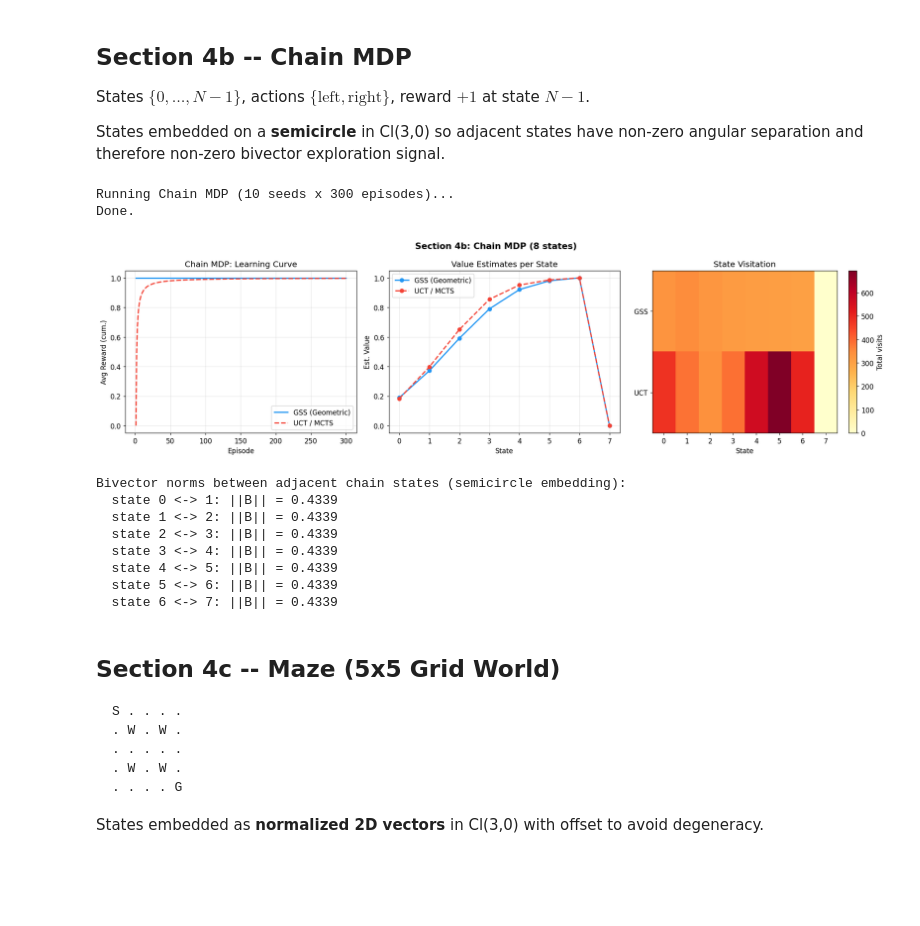
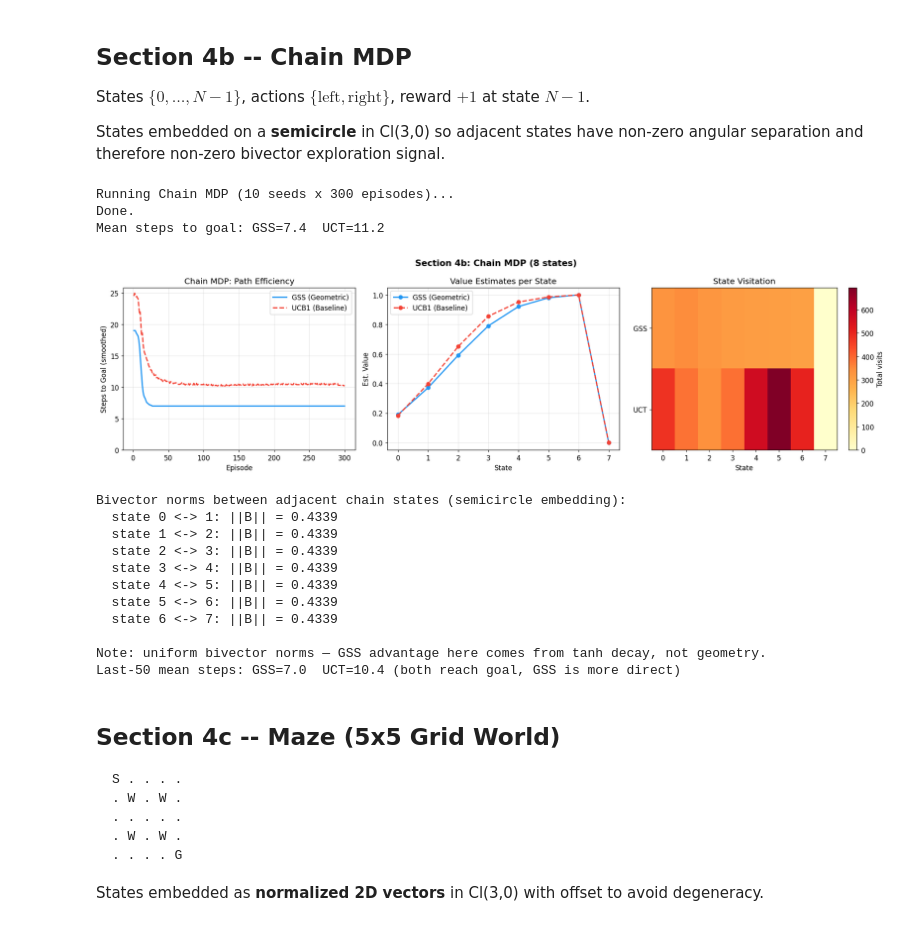
Before and after one commit to Concode0/GSS-Research, a Jupyter notebook: gss_research.ipynb, the cells around one changed output. Drawn from its saved outputs; the diff is of its cells as text; code cells hidden in the pictures; blank space fills up the shorter version.

Commit message:
feat: note about this is compare with ucb1 and add more theoretical sketch

```diff
--- a/gss_research.ipynb
+++ b/gss_research.ipynb
@@ -451,7 +457,7 @@ Running 10-armed bandit (20 seeds x 1000 rounds)...
 Done.
 # %%
 styles = {'gss': ('GSS (Geometric)', '#2196F3', '-'),
-          'uct': ('UCT / MCTS', '#F44336', '--')}
+          'uct': ('UCB1 (Baseline)', '#F44336', '--')}
 
 fig, axes = plt.subplots(1, 2, figsize=(16, 5.5))
 rounds = np.arange(1, 1001)
@@ -472,7 +478,7 @@ for _ in range(500):
 
 arms = np.arange(10); w = 0.35
 axes[1].bar(arms - w/2, agv['gss'].N, w, label='GSS', color='#2196F3', alpha=.8)
-axes[1].bar(arms + w/2, agv['uct'].N, w, label='UCT', color='#F44336', alpha=.8)
+axes[1].bar(arms + w/2, agv['uct'].N, w, label='UCB1', color='#F44336', alpha=.8)
 axes[1].axvline(int(np.argmax(mu)), color='gold', ls='--', lw=2, label='Optimal arm')
 axes[1].set_xlabel('Arm'); axes[1].set_ylabel('Visits (500 rounds)')
 axes[1].set_title('Per-Arm Visits'); axes[1].legend(); axes[1].grid(True, alpha=.3, axis='y')
@@ -641,7 +647,7 @@ class GSSChainAgent:
             n = max(1, self.N[s, a])
             s2 = self._next_state(s, a)
             bv = relational_bv_norm(self.state_mvs[s], self.state_mvs[s2])
-            explore = math.tanh(self.c / math.sqrt(n)) * bv
+            explore = math.tanh(self.c * bv / math.sqrt(n))
             scores.append(self.Q[s, a] + explore)
         return int(np.argmax(scores))
 
@@ -675,6 +681,7 @@ class UCTChainAgent:
 
 def run_chain(n_states=8, n_episodes=300, max_steps=50, n_seeds=10):
     results = {n: [] for n in ('gss', 'uct')}
+    steps_to_goal = {n: [] for n in ('gss', 'uct')}
     value_est = {n: [] for n in ('gss', 'uct')}
     visit_maps = {n: [] for n in ('gss', 'uct')}
     for seed in range(n_seeds):
@@ -682,64 +689,82 @@ def run_chain(n_states=8, n_episodes=300, max_steps=50, n_seeds=10):
         env = ChainMDP(n_states)
         agents = {'gss': GSSChainAgent(n_states), 'uct': UCTChainAgent(n_states)}
         ep_rew = {k: [] for k in agents}
+        ep_steps = {k: [] for k in agents}
         for ep in range(n_episodes):
             for name, ag in agents.items():
-                s = env.reset(); tot = 0.0
+                s = env.reset(); tot = 0.0; n_steps = 0
                 for _ in range(max_steps):
                     a = ag.select_action(s)
                     s2, r, done = env.step(a)
                     ag.update(s, a, r, s2, done)
-                    s = s2; tot += r
+                    s = s2; tot += r; n_steps += 1
                     if done: break
                 ep_rew[name].append(tot)
+                ep_steps[name].append(n_steps)
         for name, ag in agents.items():
             results[name].append(ep_rew[name])
+            steps_to_goal[name].append(ep_steps[name])
             value_est[name].append(ag.Q.max(axis=1).copy())
             visit_maps[name].append(ag.N.sum(axis=1).copy())
-    return results, value_est, visit_maps
+    return results, steps_to_goal, value_est, visit_maps
 
 print('Running Chain MDP (10 seeds x 300 episodes)...')
-chain_res, chain_vals, chain_visits = run_chain()
+chain_res, chain_steps, chain_vals, chain_visits = run_chain()
 print('Done.')
+gss_mean_steps = np.array(chain_steps['gss']).mean()
+uct_mean_steps = np.array(chain_steps['uct']).mean()
+print(f'Mean steps to goal: GSS={gss_mean_steps:.1f}  UCT={uct_mean_steps:.1f}')
 # %% [output]
 Running Chain MDP (10 seeds x 300 episodes)...
 Done.
+Mean steps to goal: GSS=7.4  UCT=11.2
 # %%
 fig, axes = plt.subplots(1, 3, figsize=(18, 5))
 eps = np.arange(1, 301)
 
+# Panel 1: Steps to goal (smoothed) — more informative than flat reward=1.0
+window = 20
 for name, (label, color, ls) in styles.items():
-    d = np.array(chain_res[name])
-    sm = np.cumsum(d, axis=1) / np.arange(1, d.shape[1]+1)
-    m, s = sm.mean(0), sm.std(0)
+    d = np.array(chain_steps[name])  # [seeds, episodes]
+    # Smoothed with rolling mean
+    from scipy.ndimage import uniform_filter1d
+    smoothed = uniform_filter1d(d.astype(float), size=window, axis=1)
+    m, s = smoothed.mean(0), smoothed.std(0)
     axes[0].plot(eps, m, color=color, ls=ls, lw=2, label=label)
     axes[0].fill_between(eps, m - s, m + s, color=color, alpha=.15)
-axes[0].set_xlabel('Episode'); axes[0].set_ylabel('Avg Reward (cum.)')
-axes[0].set_title('Chain MDP: Learning Curve'); axes[0].legend(); axes[0].grid(True, alpha=.3)
+axes[0].set_xlabel('Episode'); axes[0].set_ylabel('Steps to Goal (smoothed)')
+axes[0].set_title('Chain MDP: Path Efficiency'); axes[0].legend(); axes[0].grid(True, alpha=.3)
+axes[0].set_ylim(0, None)
 
+# Panel 2: Value estimates per state
 states = np.arange(8)
 for name, (label, color, ls) in styles.items():
     axes[1].plot(states, np.array(chain_vals[name]).mean(0), color=color, marker='o', ls=ls, lw=2, label=label)
 axes[1].set_xlabel('State'); axes[1].set_ylabel('Est. Value')
 axes[1].set_title('Value Estimates per State'); axes[1].legend(); axes[1].grid(True, alpha=.3)
 
+# Panel 3: Visitation heatmap
 vd = np.array([np.array(chain_visits['gss']).mean(0), np.array(chain_visits['uct']).mean(0)])
 im = axes[2].imshow(vd, cmap='YlOrRd', aspect='auto')
 axes[2].set_yticks([0, 1]); axes[2].set_yticklabels(['GSS', 'UCT'])
 axes[2].set_xticks(states); axes[2].set_xlabel('State')
 axes[2].set_title('State Visitation'); plt.colorbar(im, ax=axes[2], label='Total visits')
 
 plt.suptitle('Section 4b: Chain MDP (8 states)', fontsize=14, fontweight='bold')
 plt.tight_layout(); plt.show()
 
 # Show bivector norms between adjacent chain states
 mvs = _embed_chain_states(8)
 print('Bivector norms between adjacent chain states (semicircle embedding):')
 for i in range(7):
     bn = relational_bv_norm(mvs[i], mvs[i+1])
     print(f'  state {i} <-> {i+1}: ||B|| = {bn:.4f}')
+print(f'\nNote: uniform bivector norms — GSS advantage here comes from tanh decay, not geometry.')
+gss_s = np.array(chain_steps['gss'])[:, -50:].mean()
+uct_s = np.array(chain_steps['uct'])[:, -50:].mean()
+print(f'Last-50 mean steps: GSS={gss_s:.1f}  UCT={uct_s:.1f} (both reach goal, GSS is more direct)')
 # %% [output]
-[figure, old version]
+[figure, new version]
 Bivector norms between adjacent chain states (semicircle embedding):
   state 0 <-> 1: ||B|| = 0.4339
   state 1 <-> 2: ||B|| = 0.4339
@@ -748,6 +773,9 @@ Bivector norms between adjacent chain states (semicircle embedding):
   state 4 <-> 5: ||B|| = 0.4339
   state 5 <-> 6: ||B|| = 0.4339
   state 6 <-> 7: ||B|| = 0.4339
+
+Note: uniform bivector norms — GSS advantage here comes from tanh decay, not geometry.
+Last-50 mean steps: GSS=7.0  UCT=10.4 (both reach goal, GSS is more direct)
 # %% [markdown]
 ## Section 4c -- Maze (5x5 Grid World)
 
```
Also changed, not shown: parts of 15 cells of this notebook, 1 other file.
